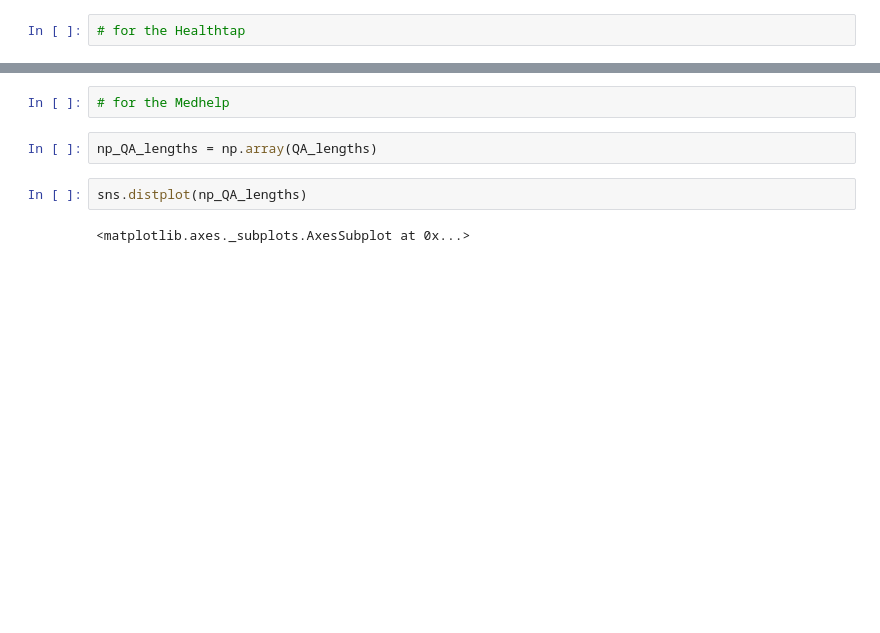
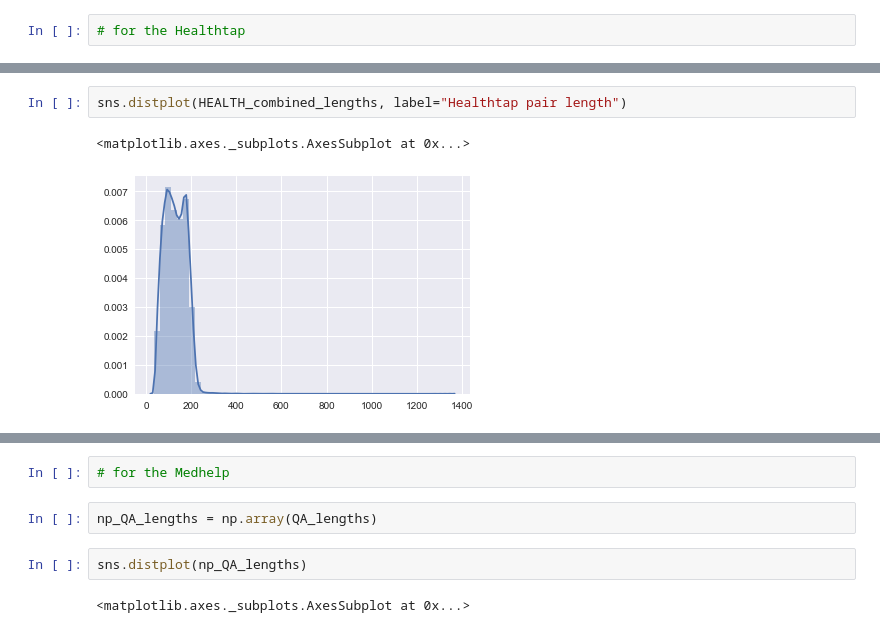
Before and after one commit to kearnsw/WebQA, a Jupyter notebook: notebooks/observe_data.ipynb, the cells around one changed output, grey strips where cells are left out. Saved outputs shown, nothing was run; the diff lists cells and outputs as text; blank space fills up the shorter version.

```diff
--- a/notebooks/observe_data.ipynb
+++ b/notebooks/observe_data.ipynb
@@ -54,0 +76,5 @@ sns.distplot(np_HEALTH_lengths)
+# %%
+sns.distplot(HEALTH_combined_lengths, label="Healthtap pair length")
+# %% [output]
+<matplotlib.axes._subplots.AxesSubplot at 0x...>
+[figure, added]
```
Also changed, not shown: parts of 18 cells of this notebook.
